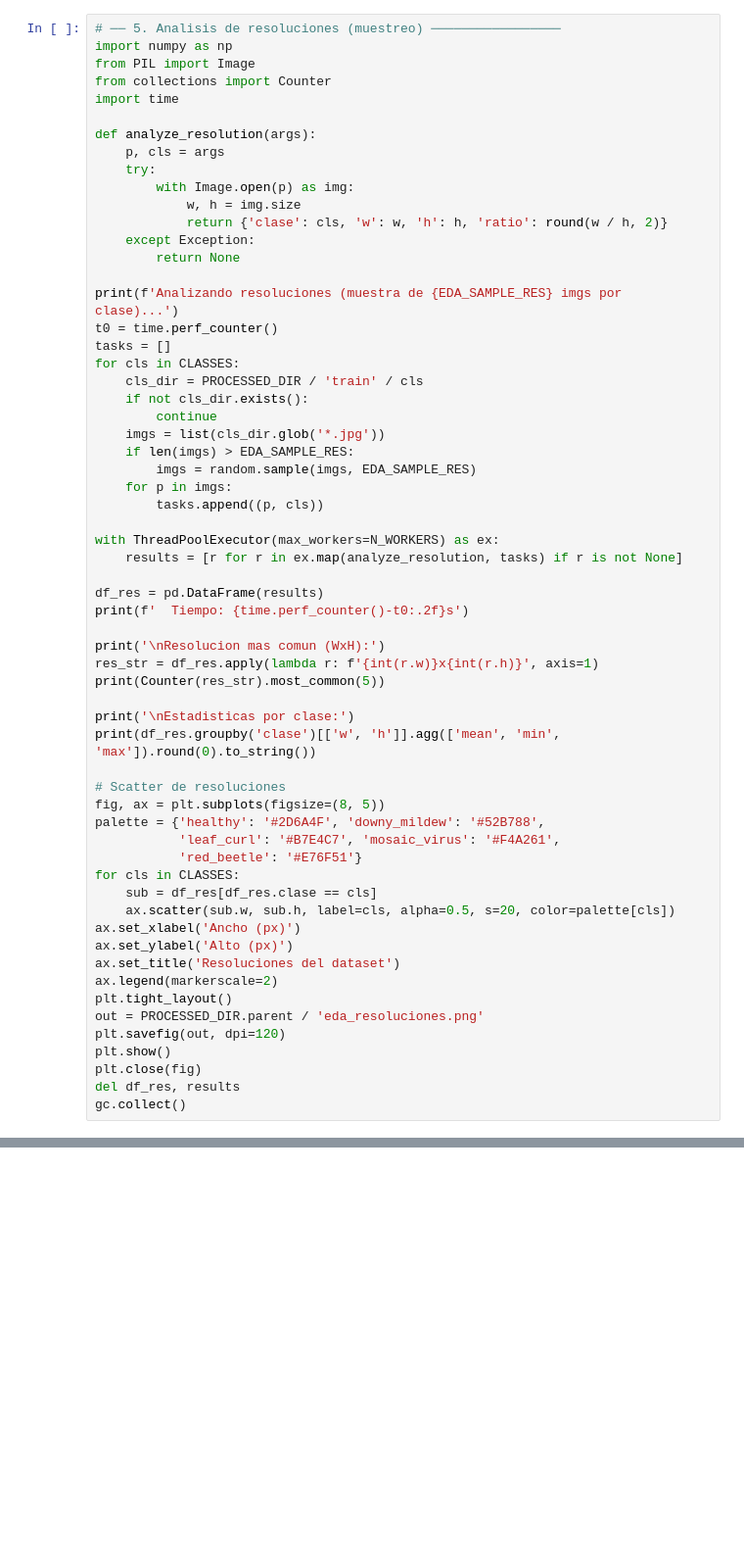
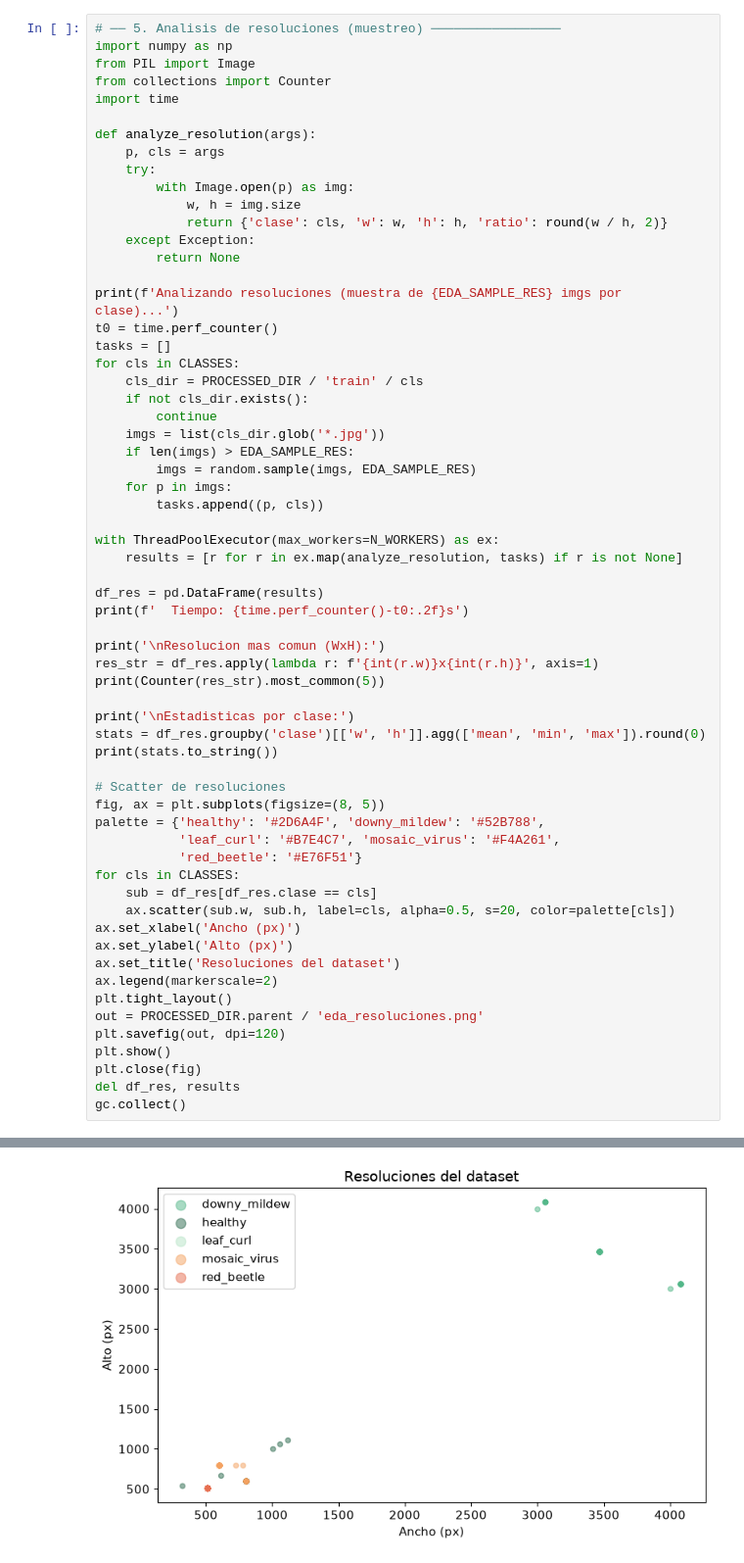
Before and after one commit to CesarLoor/zapallo-vision, a Jupyter notebook: model/notebooks/01_exploracion_datos.ipynb, the cells around one changed output, grey strips where cells are left out. Shown at 98% size. Drawn from its saved outputs; the diff is of its cells as text; blank space fills up the shorter version.

```diff
--- a/model/notebooks/01_exploracion_datos.ipynb
+++ b/model/notebooks/01_exploracion_datos.ipynb
@@ -228,7 +267,8 @@ res_str = df_res.apply(lambda r: f'{int(r.w)}x{int(r.h)}', axis=1)
 print(Counter(res_str).most_common(5))
 
 print('\nEstadisticas por clase:')
-print(df_res.groupby('clase')[['w', 'h']].agg(['mean', 'min', 'max']).round(0).to_string())
+stats = df_res.groupby('clase')[['w', 'h']].agg(['mean', 'min', 'max']).round(0)
+print(stats.to_string())
 
 # Scatter de resoluciones
 fig, ax = plt.subplots(figsize=(8, 5))
@@ -249,3 +289,4 @@ plt.show()
 plt.close(fig)
 del df_res, results
 gc.collect()
+# %% [output]
@@ -251,0 +308 @@ gc.collect()
+[figure, added]
```
Also changed, not shown: parts of 10 cells of this notebook, 17 other files.
